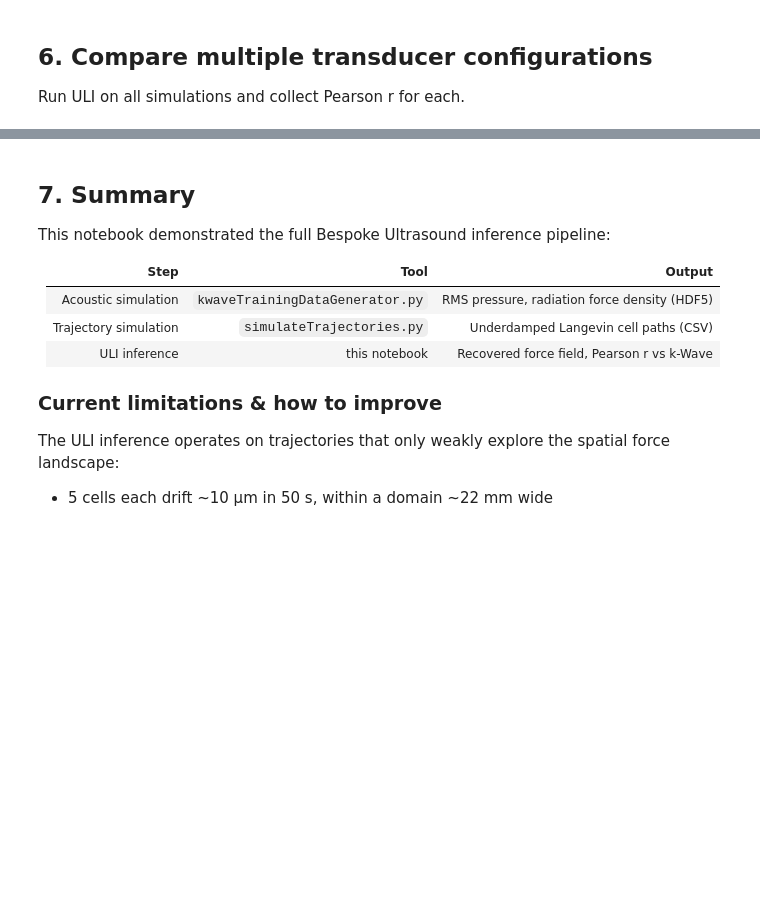
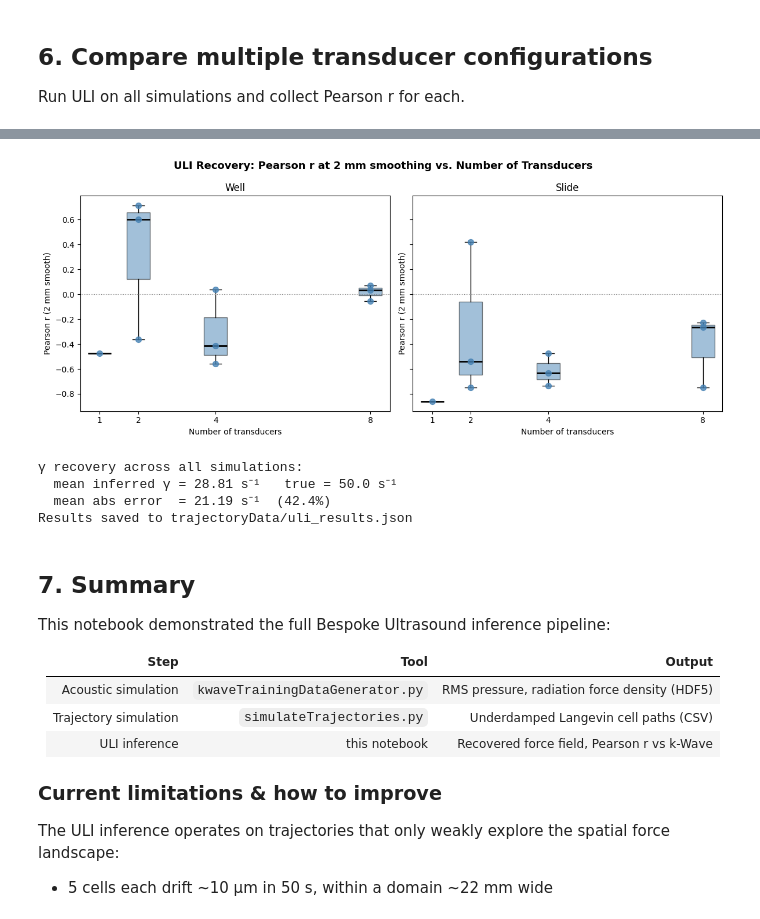
Before and after one commit to davisbone/Bespoke-Ultrasound, a Jupyter notebook: underdampedSFI.ipynb, the cells around one changed output, grey strips where cells are left out. Drawn from its saved outputs; the diff is of its cells as text; code cells hidden in the pictures; blank space fills up the shorter version.

```diff
--- a/underdampedSFI.ipynb
+++ b/underdampedSFI.ipynb
@@ -203,5 +257,15 @@ for name, c, se in zip(names, coeffs_arr, stderr_arr):
     print(f"{name:25s}  {c:14.4e}  {se:12.4e}")
 
 print()
-n_half = len(names) // 2
 print(f"Expected for Fy: coefficient of 'v₁·e₁' ≈ −γ = −{sim_entry['gamma']:.1f} s⁻¹")
+
+# ── γ recovery ────────────────────────────────────────────────────────────────
+# v₁' is the last scalar basis function; its e₁ coefficient is at index 2*n_scalar-1.
+# In normalised coords: F_y ⊃ coeff * (v₁/v_std_y)  →  −γ = coeff / v_std_y
+n_scalar       = len(names) // 2
+gamma_coeff    = float(coeffs_arr[2 * n_scalar - 1])       # last coeff of e₁ block
+gamma_inferred = -gamma_coeff / float(v_std_np[1])
+gamma_true     = sim_entry['gamma']
+gamma_err_pct  = 100 * (gamma_inferred - gamma_true) / gamma_true
+print(f"\nγ recovery:  inferred = {gamma_inferred:.2f} s⁻¹   "
+      f"true = {gamma_true:.1f} s⁻¹   error = {gamma_err_pct:+.1f}%")
@@ -402,32 +559,52 @@ for entry in traj_meta:
 # %%
-# Plot summary: Pearson r (2 mm smoothed) vs n_transducers, grouped by geometry
+# Summary: Pearson r (2 mm smoothed) vs n_transducers — box plots by geometry
+import pandas as pd
+
+df = pd.DataFrame(results)
+
 fig, axes = plt.subplots(1, 2, figsize=(12, 5), sharey=True)
 fig.suptitle('ULI Recovery: Pearson r at 2 mm smoothing vs. Number of Transducers',
              fontsize=13, fontweight='bold')
 
 for ax, geo in zip(axes, ['well', 'slide']):
-    geo_res = [r for r in results if r['geometry'] == geo]
-    ntx_vals  = sorted(set(r['n_transducers'] for r in geo_res))
-    for ntx in ntx_vals:
-        rvals = [r['pearson_r_2mm'] for r in geo_res if r['n_transducers'] == ntx]
-        ax.scatter([ntx] * len(rvals), rvals, s=60, zorder=3)
-        ax.plot([ntx] * len(rvals), rvals, 'o', alpha=0.6)
-    means = [np.mean([r['pearson_r_2mm'] for r in geo_res if r['n_transducers'] == ntx])
-             for ntx in ntx_vals]
-    ax.plot(ntx_vals, means, 'k--', lw=2, label='mean')
+    geo_df    = df[df['geometry'] == geo]
+    ntx_vals  = sorted(geo_df['n_transducers'].unique())
+    data_box  = [geo_df.loc[geo_df['n_transducers'] == ntx, 'pearson_r_2mm'].values
+                 for ntx in ntx_vals]
+    bp = ax.boxplot(data_box, positions=ntx_vals, widths=0.6, patch_artist=True,
+                    medianprops=dict(color='black', lw=2))
+    for patch in bp['boxes']:
+        patch.set_facecolor('steelblue')
+        patch.set_alpha(0.5)
+    # overlay individual points
+    for ntx, vals in zip(ntx_vals, data_box):
+        ax.scatter([ntx] * len(vals), vals, color='steelblue', s=50, zorder=3, alpha=0.8)
     ax.axhline(0, color='gray', lw=0.8, ls=':')
     ax.set_xlabel('Number of transducers')
     ax.set_ylabel('Pearson r (2 mm smooth)')
     ax.set_title(geo.capitalize())
-    ax.legend()
+    ax.set_xticks(ntx_vals)
 
 plt.tight_layout()
 plt.savefig('trajectoryData/uli_summary.png', dpi=150, bbox_inches='tight')
 plt.show()
 
+# ── γ recovery summary ────────────────────────────────────────────────────────
+print("γ recovery across all simulations:")
+print(f"  mean inferred γ = {df['gamma_inferred'].mean():.2f} s⁻¹   "
+      f"true = {df['gamma_true'].iloc[0]:.1f} s⁻¹")
+print(f"  mean abs error  = {(df['gamma_inferred'] - df['gamma_true']).abs().mean():.2f} s⁻¹  "
+      f"({100*(df['gamma_inferred'] - df['gamma_true']).abs().mean()/df['gamma_true'].iloc[0]:.1f}%)")
+
 import json as _json
 _json.dump(results, open('trajectoryData/uli_results.json', 'w'), indent=2)
 print('Results saved to trajectoryData/uli_results.json')
+# %% [output]
+[figure, added]
+γ recovery across all simulations:
+  mean inferred γ = 28.81 s⁻¹   true = 50.0 s⁻¹
+  mean abs error  = 21.19 s⁻¹  (42.4%)
+Results saved to trajectoryData/uli_results.json
 # %% [markdown]
 ## 7. Summary
 
```
Also changed, not shown: parts of 12 cells of this notebook.
